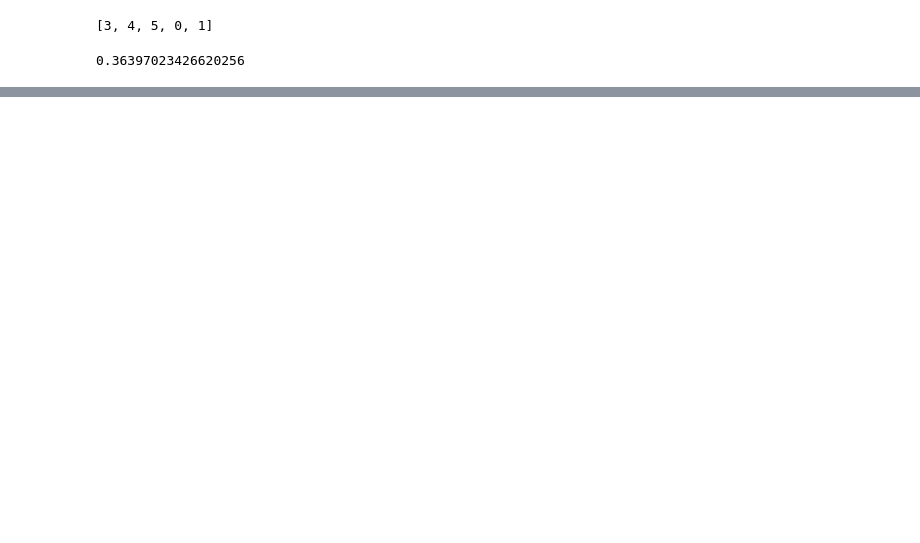
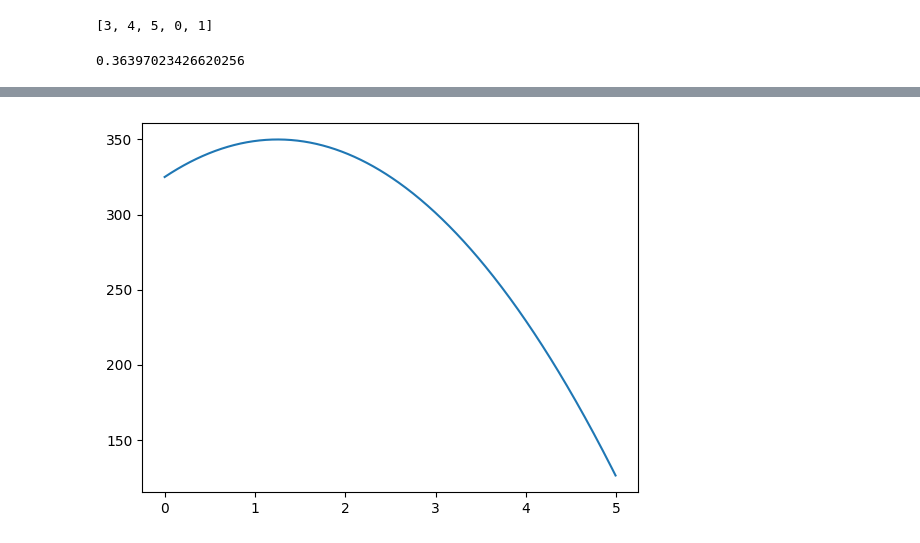
Before and after one commit to hubertpan4/deepracer, a Jupyter notebook: shapelyExp.ipynb, the cells around one changed output, grey strips where cells are left out. Cells and saved outputs as stored; diff of their text form; code cells hidden in the pictures; blank space fills up the shorter version.

```diff
--- a/shapelyExp.ipynb
+++ b/shapelyExp.ipynb
@@ -83,0 +158,7 @@ math.tan(-160*(math.pi/180))
+# %%
+x = np.arange(0, 5, 0.01)
+y = -(4*x-5)**2 + 350
+plt.plot(x, y, label='Line')
+plt.show()
+# %% [output]
+[figure, added]
```
Also changed, not shown: parts of 12 cells of this notebook, 5 other files.
